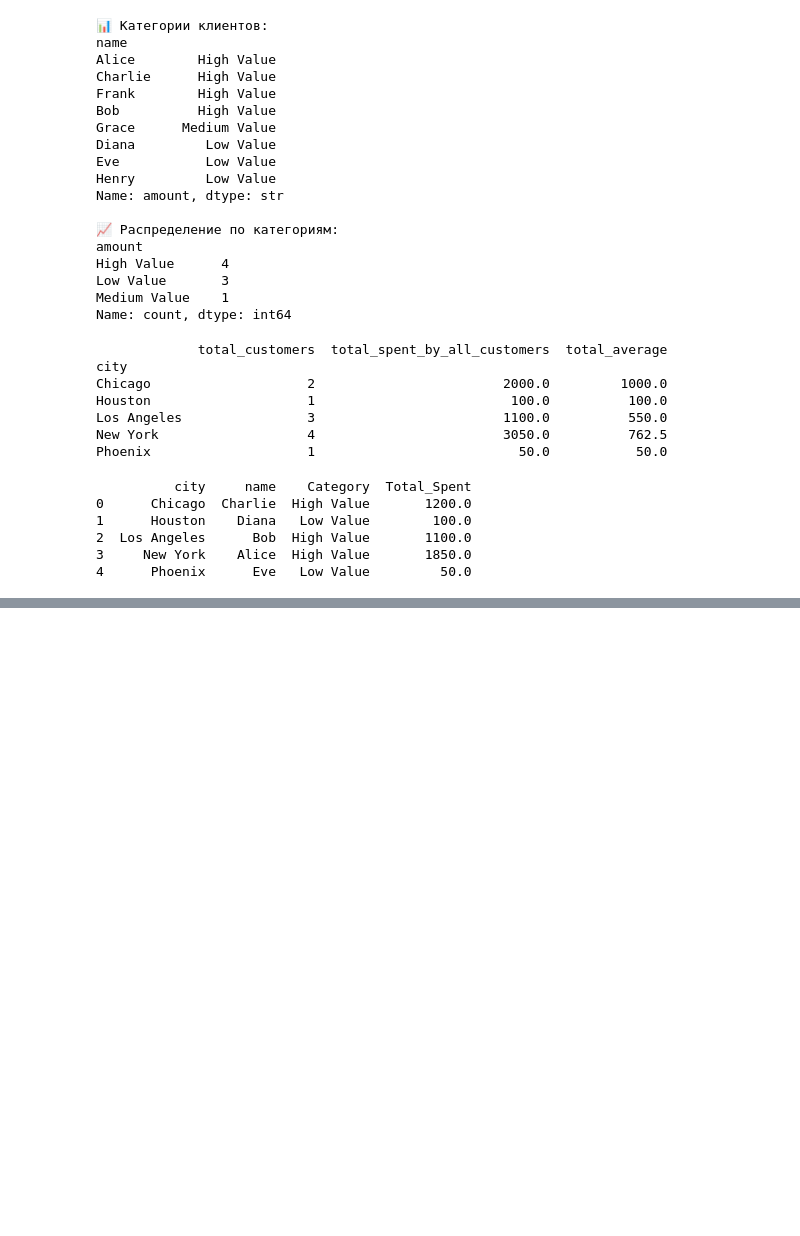
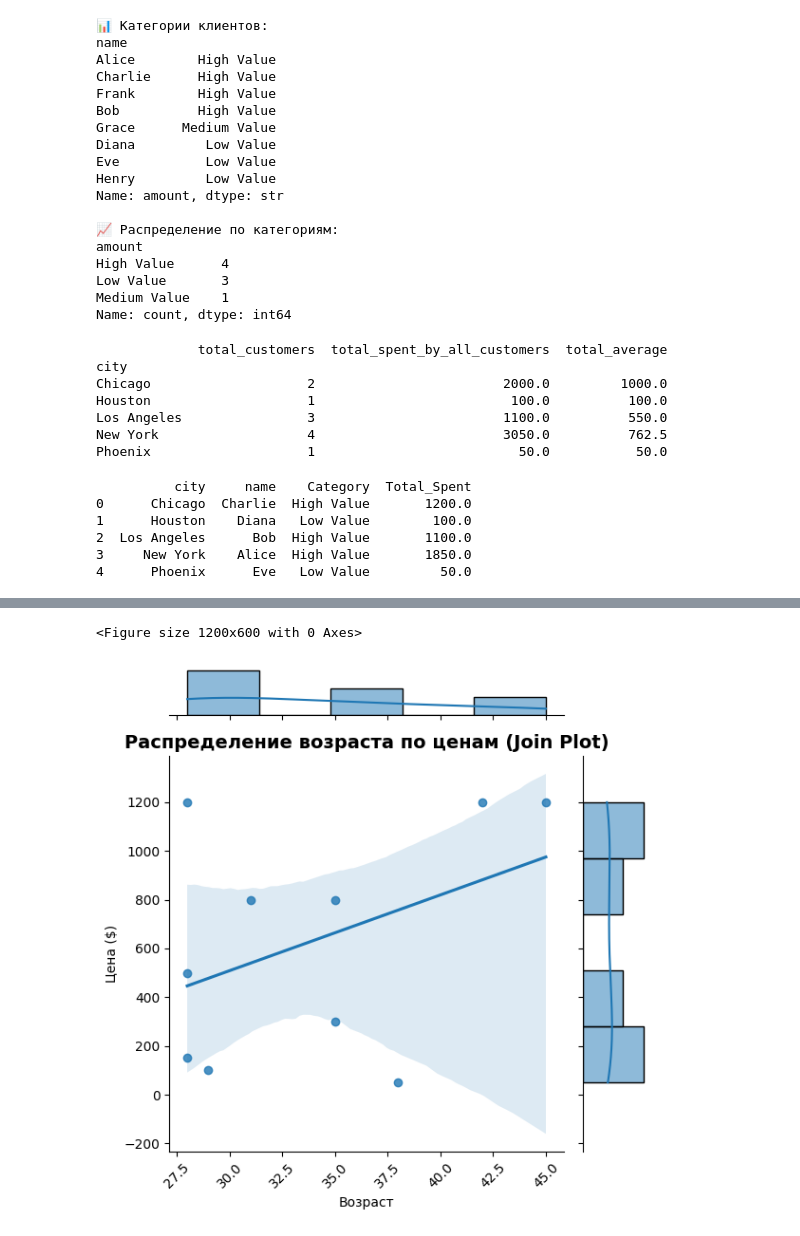
Before and after one commit to Prospis/My-way-to-DA-DS, a Jupyter notebook: Week_3/advanced_pandas_day_01-05.ipynb, the cells around one changed output, grey strips where cells are left out. Drawn from its saved outputs; the diff is of its cells as text; code cells hidden in the pictures; blank space fills up the shorter version.

```diff
--- a/Week_3/advanced_pandas_day_01-05.ipynb
+++ b/Week_3/advanced_pandas_day_01-05.ipynb
@@ -364,0 +394,19 @@ print(final_table[['city', 'name', 'Category', 'Total_Spent']])
+# %%
+plt.figure(figsize=(12,6))
+data_for_joinplot = merged_left.dropna()
+sns.jointplot(
+    x='age',
+    y='amount',
+    data=data_for_joinplot,
+    kind='reg'
+    )
+plt.xticks(rotation=45)
+plt.title('Распределение возраста по ценам (Join Plot)', fontsize=14, fontweight='bold')
+plt.ylabel('Цена ($)')
+plt.xlabel('Возраст')
+plt.tight_layout()
+plt.savefig('images/joinplot_products.png', dpi=300, bbox_inches='tight')
+plt.show()
+# %% [output]
+<Figure size 1200x600 with 0 Axes>
+[figure, added]
```
Also changed, not shown: parts of 4 cells of this notebook, 8 other files.
